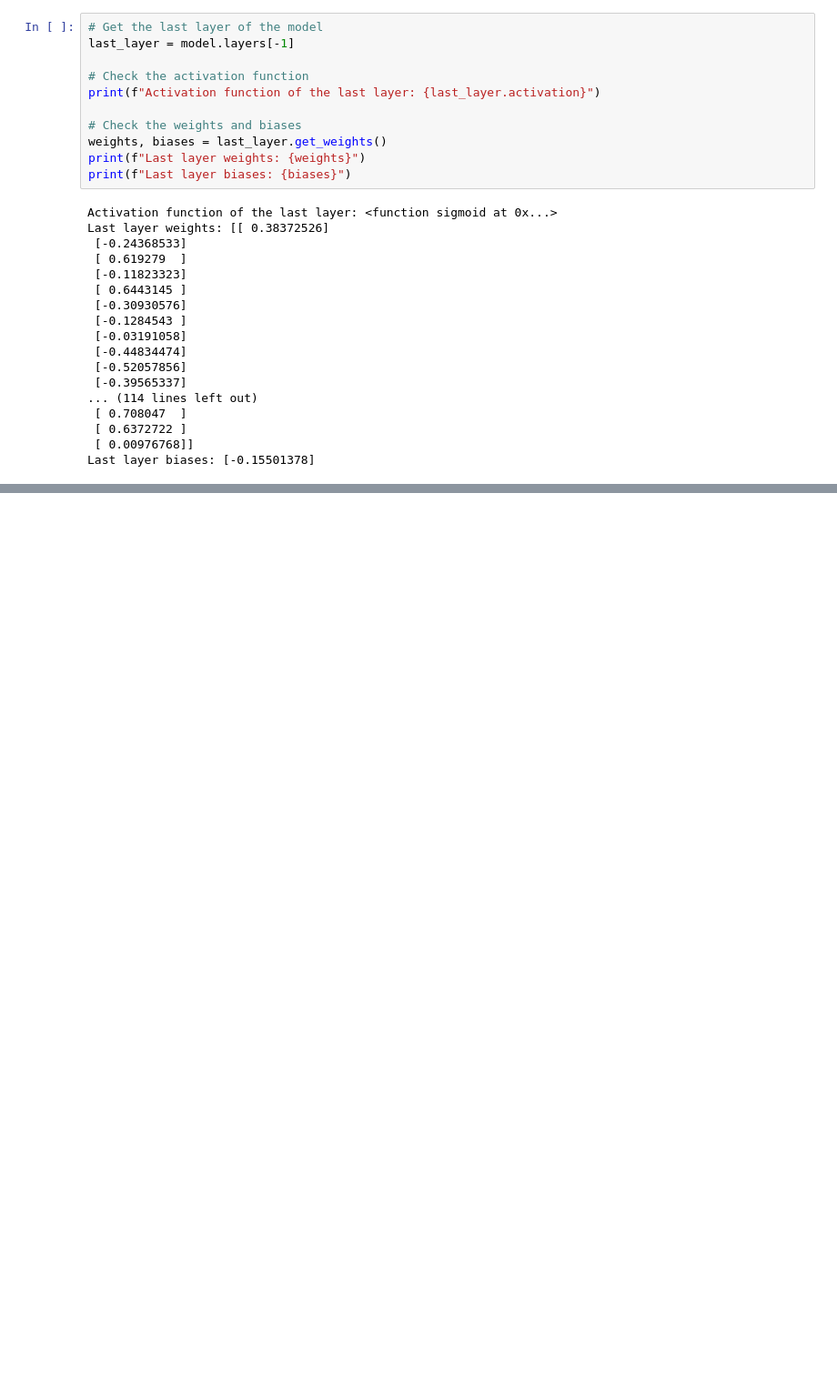
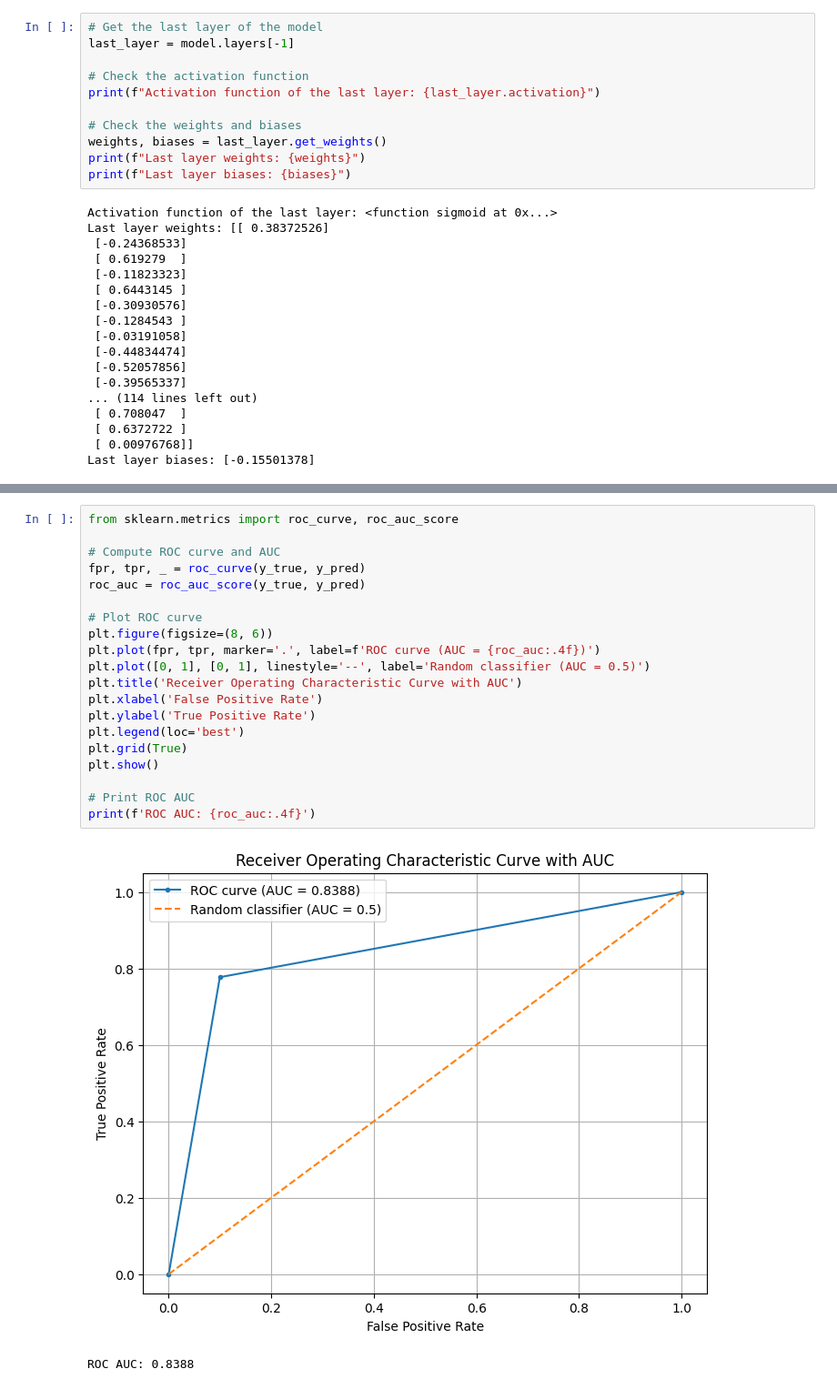
Before and after one commit to Afishally/Deepfake-Model-V1, a Jupyter notebook: training.ipynb, the cells around one changed output, grey strips where cells are left out. Shown: that part at 91% size. Cells and saved outputs as stored; diff of their text form; blank space fills up the shorter version.

```diff
--- a/training.ipynb
+++ b/training.ipynb
@@ -720,0 +986,23 @@ Last layer biases: [-0.15501378]
+# %%
+from sklearn.metrics import roc_curve, roc_auc_score
+
+# Compute ROC curve and AUC
+fpr, tpr, _ = roc_curve(y_true, y_pred)
+roc_auc = roc_auc_score(y_true, y_pred)
+
+# Plot ROC curve
+plt.figure(figsize=(8, 6))
+plt.plot(fpr, tpr, marker='.', label=f'ROC curve (AUC = {roc_auc:.4f})')
+plt.plot([0, 1], [0, 1], linestyle='--', label='Random classifier (AUC = 0.5)')
+plt.title('Receiver Operating Characteristic Curve with AUC')
+plt.xlabel('False Positive Rate')
+plt.ylabel('True Positive Rate')
+plt.legend(loc='best')
+plt.grid(True)
+plt.show()
+
+# Print ROC AUC
+print(f'ROC AUC: {roc_auc:.4f}')
+# %% [output]
+[figure, added]
+ROC AUC: 0.8388
```
Also changed, not shown: parts of 22 cells of this notebook.
